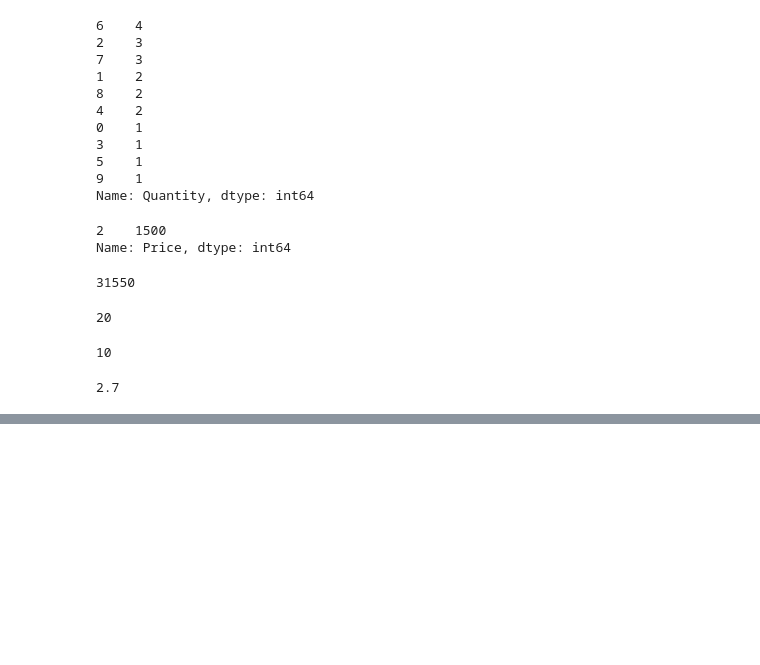
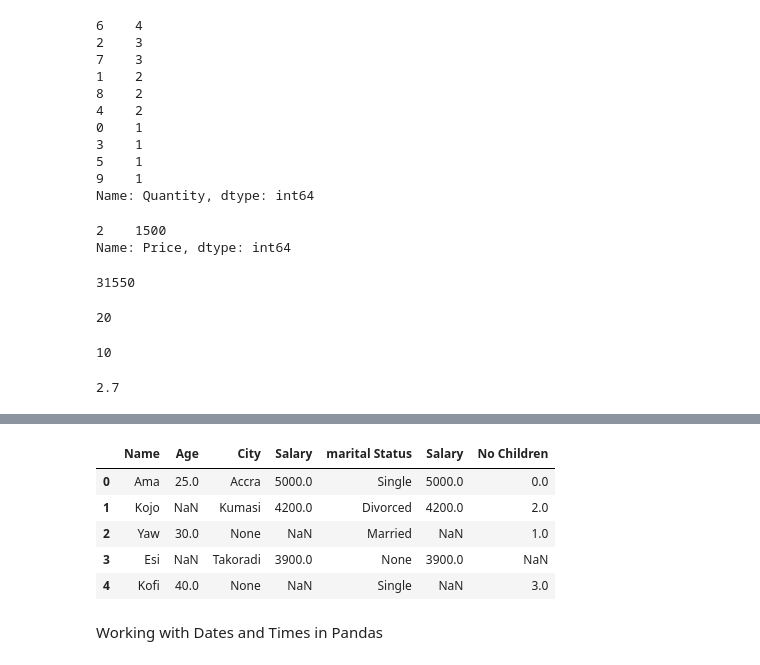
Before and after one commit to llawlaw23/Python_101, a Jupyter notebook: Python.ipynb, the cells around one changed output, grey strips where cells are left out. Cells and saved outputs as stored; diff of their text form; code cells hidden in the pictures; blank space fills up the shorter version.

```diff
--- a/Python.ipynb
+++ b/Python.ipynb
@@ -2060,0 +2136,12 @@ rn
+# %%
+# Horizontal Stacking
+pd.concat([law, tess],axis = 1)
+# %% [output]
+|  | Name | Age | City | Salary | marital Status | Salary | No Children |
+| 0 | Ama | 25.0 | Accra | 5000.0 | Single | 5000.0 | 0.0 |
+| 1 | Kojo | NaN | Kumasi | 4200.0 | Divorced | 4200.0 | 2.0 |
+| 2 | Yaw | 30.0 | None | NaN | Married | NaN | 1.0 |
+| 3 | Esi | NaN | Takoradi | 3900.0 | None | 3900.0 | NaN |
+| 4 | Kofi | 40.0 | None | NaN | Single | NaN | 3.0 |
+# %% [markdown]
+Working with Dates and Times in Pandas
```
Also changed, not shown: parts of 22 cells of this notebook, 1 other file.
